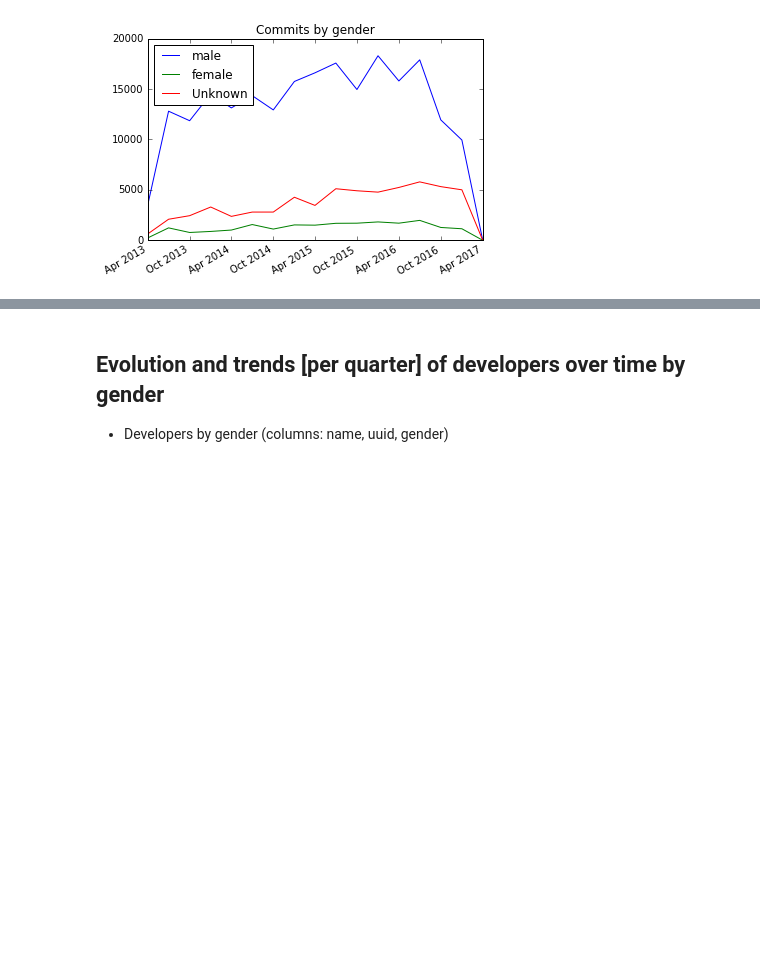
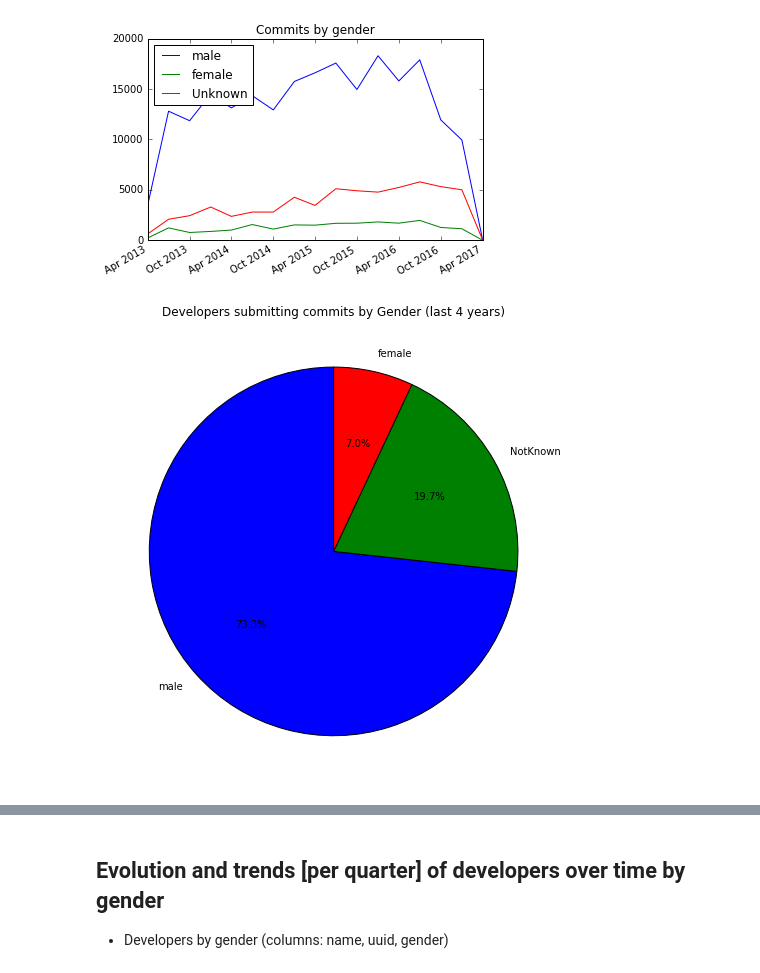
Before and after one commit to dicortazar/ipython-notebooks, a Jupyter notebook: projects/openstack-diversity/OpenStack Diversity Metrics Matplotlib.ipynb, the cells around one changed output, grey strips where cells are left out. Cells and saved outputs as stored; diff of their text form; code cells hidden in the pictures; blank space fills up the shorter version.

```diff
--- a/projects/openstack-diversity/OpenStack Diversity Metrics Matplotlib.ipynb
+++ b/projects/openstack-diversity/OpenStack Diversity Metrics Matplotlib.ipynb
@@ -326,3 +327,13 @@ file_name = "openstack_commits_by_gender"
 evol_chart(chart_title, x_data, y_data, y_legend, file_name)
 # %% [output]
 [figure]
+# %%
+pie_chart_labels, pie_chart_values = query_total_changesets(INDEX, METRIC_NAME, METRIC_FIELD,
+                                                            [filter_date_4y, filter_merges_addedlines,
+                                                             filter_merges_removedlines, filter_bots])
+total = np.array(pie_chart_values).sum()
+values = list((np.array(pie_chart_values) / total ) * 100)
+title = "Commits by Gender (last 4 years)"
+pie_chart(title, pie_chart_labels, values, "openstack_piechart_commits_4years")
+# %% [output]
+[figure, added]
```
Also changed, not shown: parts of 13 cells of this notebook.
